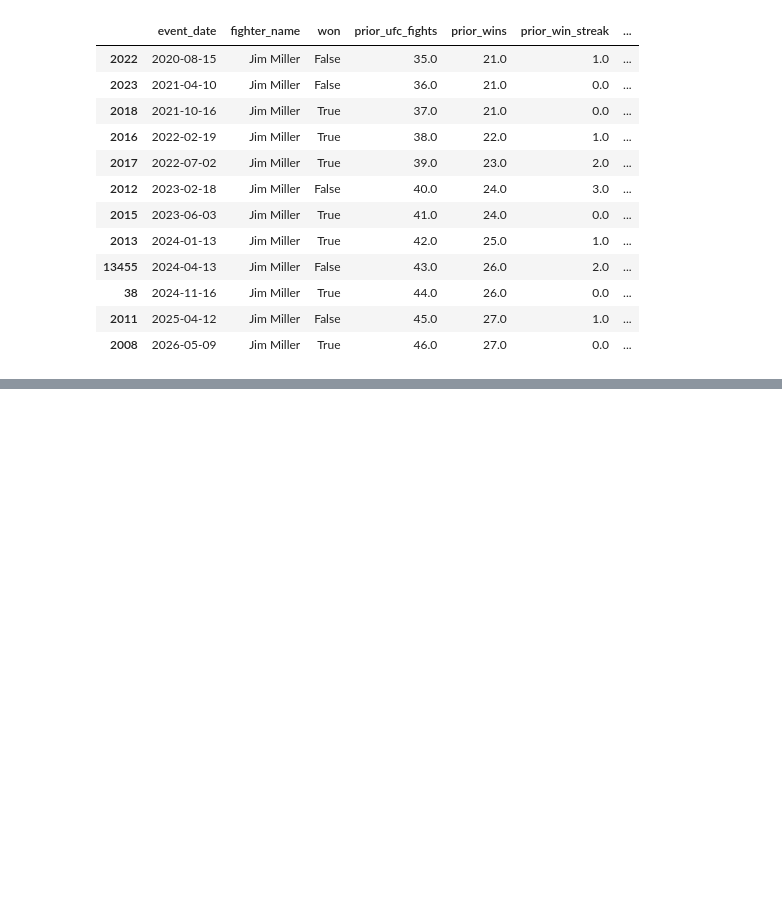
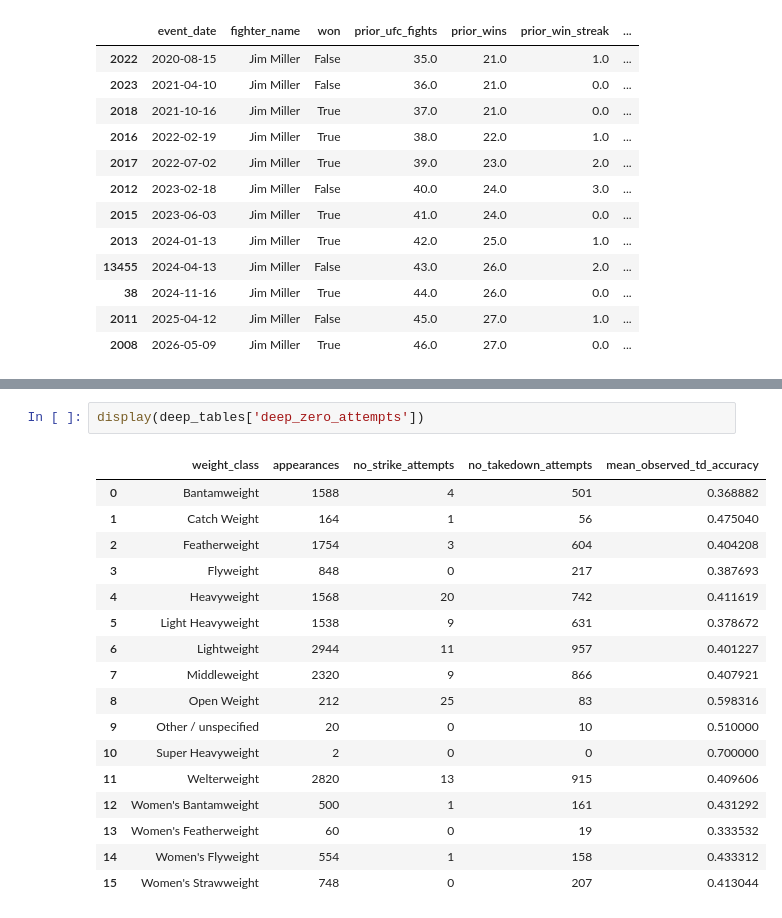
Before and after one commit to DQuanBui/UFC_Fights_Analysis, a Jupyter notebook: notebooks/02_data_cleaning.ipynb, the cells around one changed output, grey strips where cells are left out. Cells and saved outputs as stored; diff of their text form; blank space fills up the shorter version.

```diff
--- a/notebooks/02_data_cleaning.ipynb
+++ b/notebooks/02_data_cleaning.ipynb
@@ -146,0 +225,20 @@ assert appearances.loc[~appearances.round_stats_complete,'sig_landed'].isna().al
+# %%
+display(deep_tables['deep_zero_attempts'])
+# %% [output]
+|  | weight_class | appearances | no_strike_attempts | no_takedown_attempts | mean_observed_td_accuracy |
+| 0 | Bantamweight | 1588 | 4 | 501 | 0.368882 |
+| 1 | Catch Weight | 164 | 1 | 56 | 0.475040 |
+| 2 | Featherweight | 1754 | 3 | 604 | 0.404208 |
+| 3 | Flyweight | 848 | 0 | 217 | 0.387693 |
+| 4 | Heavyweight | 1568 | 20 | 742 | 0.411619 |
+| 5 | Light Heavyweight | 1538 | 9 | 631 | 0.378672 |
+| 6 | Lightweight | 2944 | 11 | 957 | 0.401227 |
+| 7 | Middleweight | 2320 | 9 | 866 | 0.407921 |
+| 8 | Open Weight | 212 | 25 | 83 | 0.598316 |
+| 9 | Other / unspecified | 20 | 0 | 10 | 0.510000 |
+| 10 | Super Heavyweight | 2 | 0 | 0 | 0.700000 |
+| 11 | Welterweight | 2820 | 13 | 915 | 0.409606 |
+| 12 | Women's Bantamweight | 500 | 1 | 161 | 0.431292 |
+| 13 | Women's Featherweight | 60 | 0 | 19 | 0.333532 |
+| 14 | Women's Flyweight | 554 | 1 | 158 | 0.433312 |
+| 15 | Women's Strawweight | 748 | 0 | 207 | 0.413044 |
```
Also changed, not shown: parts of 5 cells of this notebook, 7 other files.
